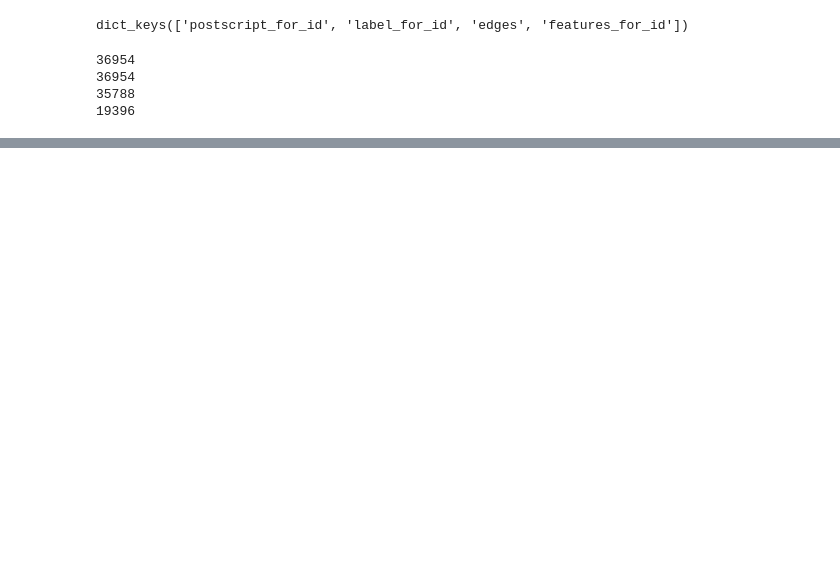
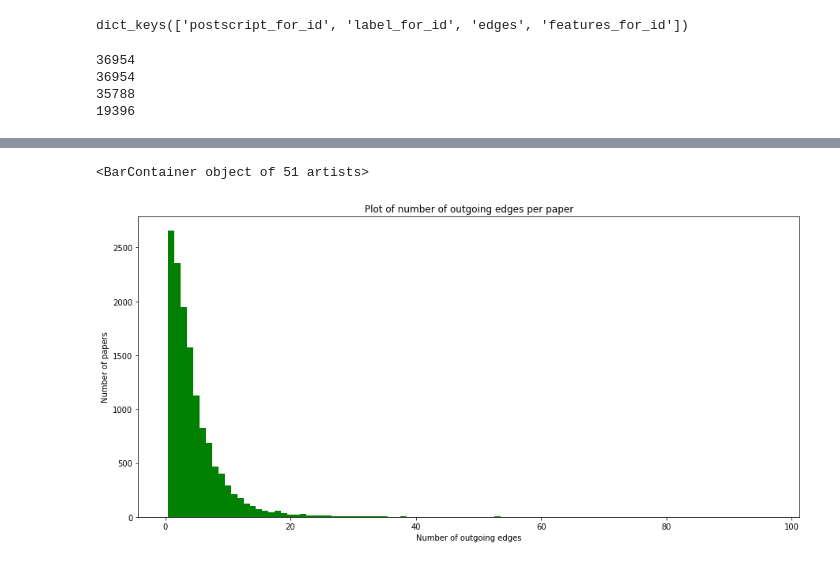
Before and after one commit to shayanfazeli/crfforcora, a Jupyter notebook: labeled_dataset_creator.ipynb, the cells around one changed output, grey strips where cells are left out. Saved outputs shown, nothing was run; the diff lists cells and outputs as text; code cells hidden in the pictures; blank space fills up the shorter version.

```diff
--- a/labeled_dataset_creator.ipynb
+++ b/labeled_dataset_creator.ipynb
@@ -41,0 +142,15 @@ data['features_for_id'] = {i:data['features_for_id'][i] for i in data['features_
+# %%
+edges_count = {}
+for pid in output_dataset['edges']:
+    if len(output_dataset['edges'][pid]) not in edges_count:
+        edges_count[len(output_dataset['edges'][pid])] = 0
+    edges_count[len(output_dataset['edges'][pid])] += 1
+# %%
+plt.figure(figsize=(15,7))
+plt.title("Plot of number of outgoing edges per paper")
+plt.xlabel("Number of outgoing edges")
+plt.ylabel("Number of papers")
+plt.bar(edges_count.keys(), edges_count.values(), width=1, color='g')
+# %% [output]
+<BarContainer object of 51 artists>
+[figure, added]
```
Also changed, not shown: parts of 35 cells of this notebook, 1 other file.
